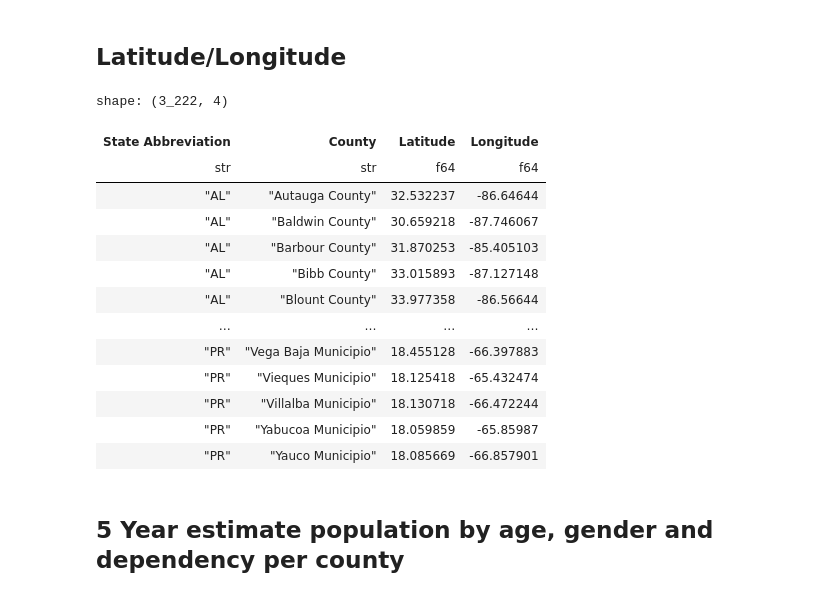
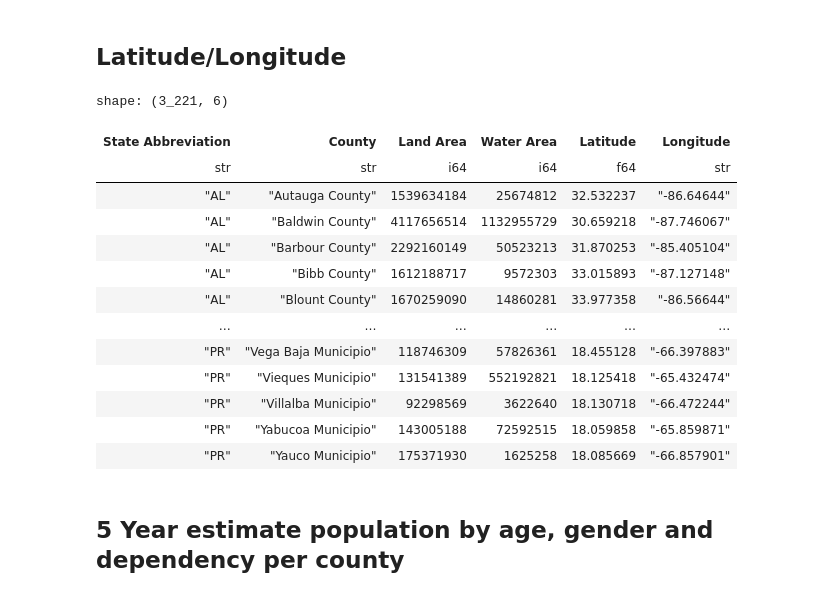
Before and after one commit to MustafaBerkPolat/asthma-2019, a Jupyter notebook: Data Cleaning.ipynb, the cells around one changed output. Saved outputs shown, nothing was run; the diff lists cells and outputs as text; code cells hidden in the pictures.

```diff
--- a/Data Cleaning.ipynb
+++ b/Data Cleaning.ipynb
@@ -121,30 +150,44 @@ df_clean = {}
 ## Latitude/Longitude
 # %%
 # For this dataframe we're mostly interested in the latitude and longitude information
-df_clean['lat_long'] = df_raw['lat_long'].rename({
-    'USPS': 'State Abbreviation',
-    'NAME': 'County',
-    'INTPTLAT': 'Latitude',
-    'INTPTLONG': 'Longitude'
-})
+df_clean['lat_long'] = (df_raw['lat_long'].with_columns(
+        pl.col(pl.String).str.strip_chars()
+    )
+    .rename({
+        'USPS': 'State Abbreviation',
+        #'GEOID': 'FIPS',
+        'NAME': 'County',
+        'ALAND': 'Land Area',
+        'AWATER': 'Water Area',
+        #'ALAND_SQMI': 'Land Area (Square Miles)',
+        #'AWATER_SQMI': 'Water Area (Square Miles)',
+        'INTPTLAT': 'Latitude',
+        'INTPTLONG                                                                                                               ': 'Longitude' # The excessive spaces are an artifact of tsv loading and are, unfortunately, necessary
+    })
+    .drop([
+        'ANSICODE',
+        'GEOID',
+        'ALAND_SQMI',
+        'AWATER_SQMI'
+    ])
+)
 
-df_clean['lat_long'] = df_clean['lat_long'].drop(['GEOID', 'GEOIDFQ', 'ANSICODE', 'ALAND', 'AWATER', 'ALAND_SQMI', 'AWATER_SQMI'])
 df_clean['lat_long']
 # %% [output]
-shape: (3_222, 4)
+shape: (3_221, 6)
-| State Abbreviation | County | Latitude | Longitude |
-| str | str | f64 | f64 |
-| "AL" | "Autauga County" | 32.532237 | -86.64644 |
-| "AL" | "Baldwin County" | 30.659218 | -87.746067 |
-| "AL" | "Barbour County" | 31.870253 | -85.405103 |
-| "AL" | "Bibb County" | 33.015893 | -87.127148 |
-| "AL" | "Blount County" | 33.977358 | -86.56644 |
-| … | … | … | … |
-| "PR" | "Vega Baja Municipio" | 18.455128 | -66.397883 |
-| "PR" | "Vieques Municipio" | 18.125418 | -65.432474 |
-| "PR" | "Villalba Municipio" | 18.130718 | -66.472244 |
-| "PR" | "Yabucoa Municipio" | 18.059859 | -65.85987 |
-| "PR" | "Yauco Municipio" | 18.085669 | -66.857901 |
+| State Abbreviation | County | Land Area | Water Area | Latitude | Longitude |
+| str | str | i64 | i64 | f64 | str |
+| "AL" | "Autauga County" | 1539634184 | 25674812 | 32.532237 | "-86.64644" |
+| "AL" | "Baldwin County" | 4117656514 | 1132955729 | 30.659218 | "-87.746067" |
+| "AL" | "Barbour County" | 2292160149 | 50523213 | 31.870253 | "-85.405104" |
+| "AL" | "Bibb County" | 1612188717 | 9572303 | 33.015893 | "-87.127148" |
+| "AL" | "Blount County" | 1670259090 | 14860281 | 33.977358 | "-86.56644" |
+| … | … | … | … | … | … |
+| "PR" | "Vega Baja Municipio" | 118746309 | 57826361 | 18.455128 | "-66.397883" |
+| "PR" | "Vieques Municipio" | 131541389 | 552192821 | 18.125418 | "-65.432474" |
+| "PR" | "Villalba Municipio" | 92298569 | 3622640 | 18.130718 | "-66.472244" |
+| "PR" | "Yabucoa Municipio" | 143005188 | 72592515 | 18.059858 | "-65.859871" |
+| "PR" | "Yauco Municipio" | 175371930 | 1625258 | 18.085669 | "-66.857901" |
 # %% [markdown]
 ## 5 Year estimate population by age, gender and dependency per county
 # %% [markdown]
```
Also changed, not shown: parts of 57 cells of this notebook, 3 other files.
